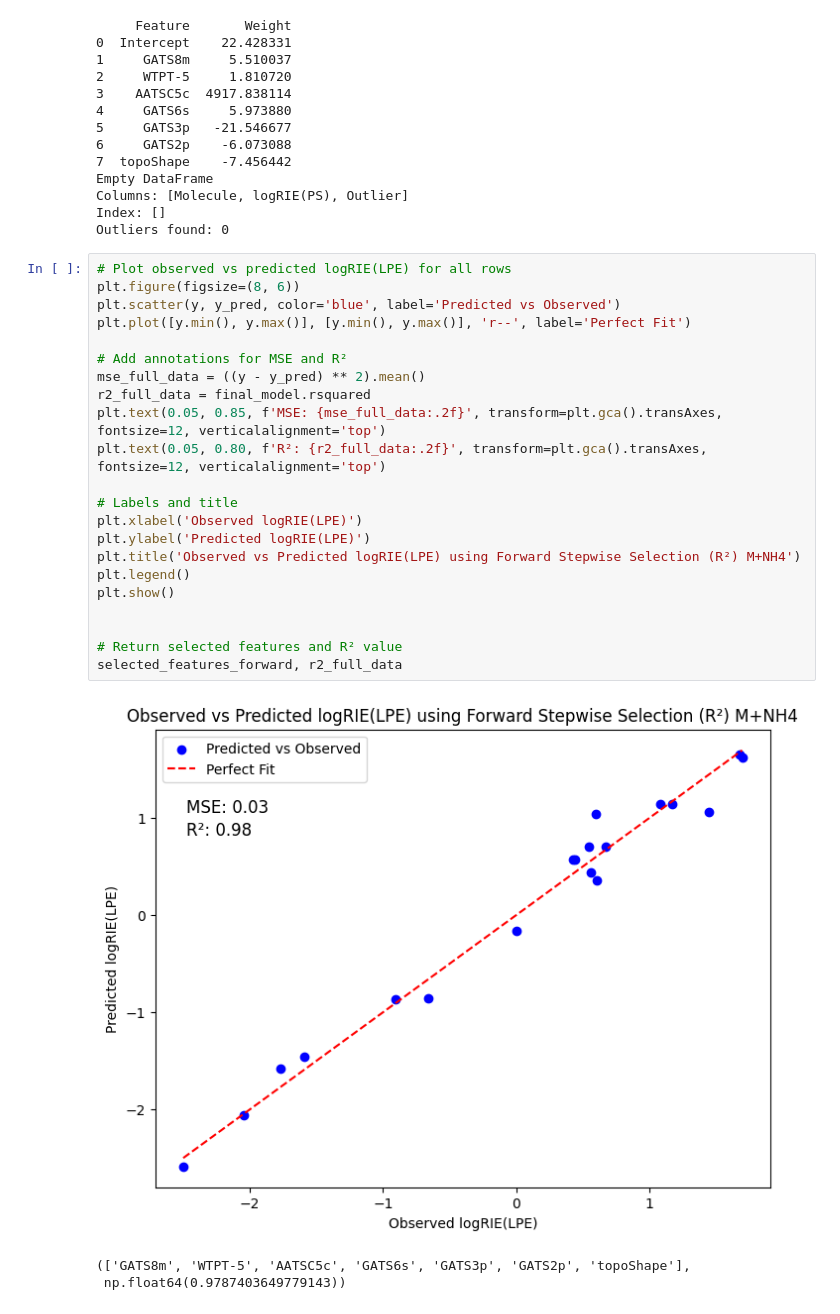
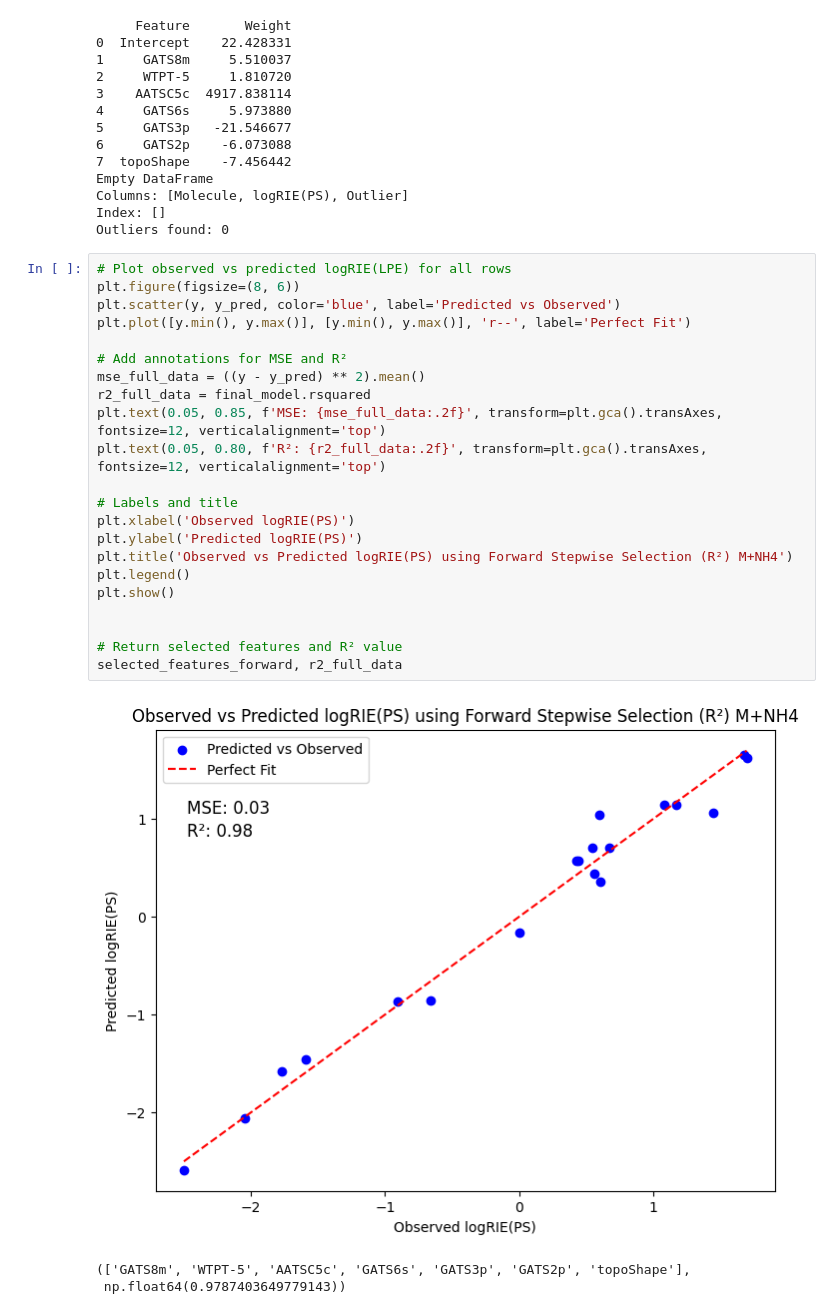
Before and after one commit to Samratacad/Soil_Lipidomics, a Jupyter notebook: methods/Dataprocessing/LipidQuantification/IE-efficiecy-prediction/Forward-stepwise-regression-M+NH4.ipynb, the cells around one changed output. Saved outputs shown, nothing was run; the diff lists cells and outputs as text.

```diff
--- a/methods/Dataprocessing/LipidQuantification/IE-efficiecy-prediction/Forward-stepwise-regression-M+NH4.ipynb
+++ b/methods/Dataprocessing/LipidQuantification/IE-efficiecy-prediction/Forward-stepwise-regression-M+NH4.ipynb
@@ -141,26 +141,26 @@ Outliers found: 0
 # %%
 # Plot observed vs predicted logRIE(LPE) for all rows
 plt.figure(figsize=(8, 6))
 plt.scatter(y, y_pred, color='blue', label='Predicted vs Observed')
 plt.plot([y.min(), y.max()], [y.min(), y.max()], 'r--', label='Perfect Fit')
 
 # Add annotations for MSE and R²
 mse_full_data = ((y - y_pred) ** 2).mean()
 r2_full_data = final_model.rsquared
 plt.text(0.05, 0.85, f'MSE: {mse_full_data:.2f}', transform=plt.gca().transAxes, fontsize=12, verticalalignment='top')
 plt.text(0.05, 0.80, f'R²: {r2_full_data:.2f}', transform=plt.gca().transAxes, fontsize=12, verticalalignment='top')
 
 # Labels and title
-plt.xlabel('Observed logRIE(LPE)')
-plt.ylabel('Predicted logRIE(LPE)')
-plt.title('Observed vs Predicted logRIE(LPE) using Forward Stepwise Selection (R²) M+NH4')
+plt.xlabel('Observed logRIE(PS)')
+plt.ylabel('Predicted logRIE(PS)')
+plt.title('Observed vs Predicted logRIE(PS) using Forward Stepwise Selection (R²) M+NH4')
 plt.legend()
 plt.show()
 
 
 # Return selected features and R² value
 selected_features_forward, r2_full_data
 # %% [output]
-[figure, old version]
+[figure, new version]
 (['GATS8m', 'WTPT-5', 'AATSC5c', 'GATS6s', 'GATS3p', 'GATS2p', 'topoShape'],
  np.float64(0.9787403649779143))
```
